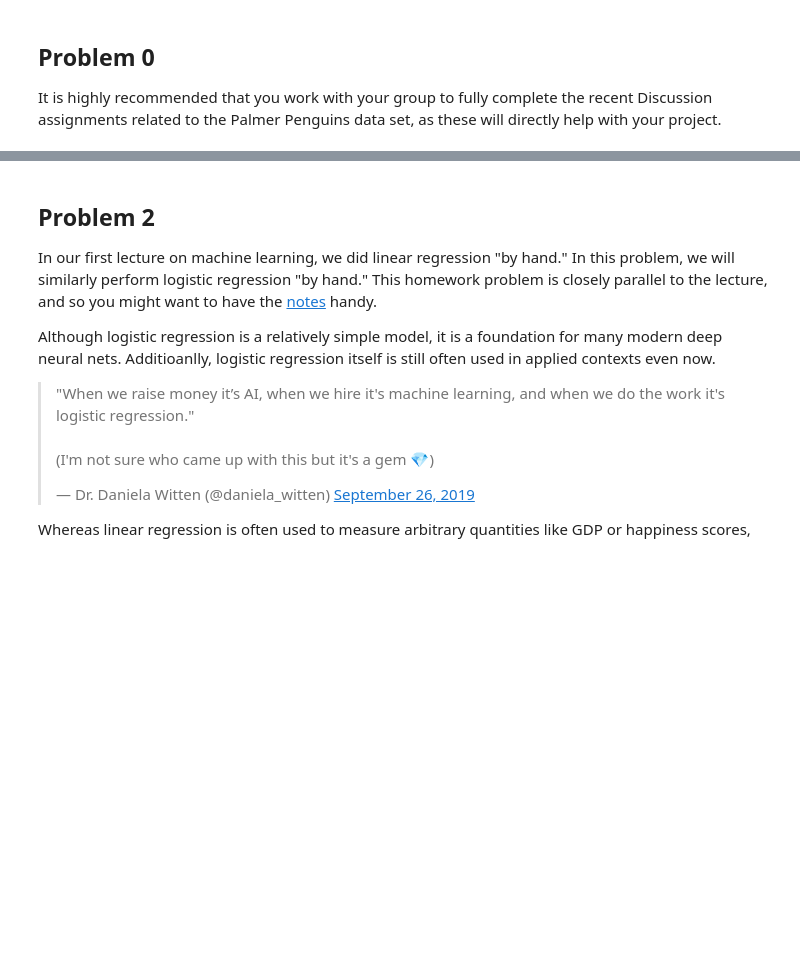
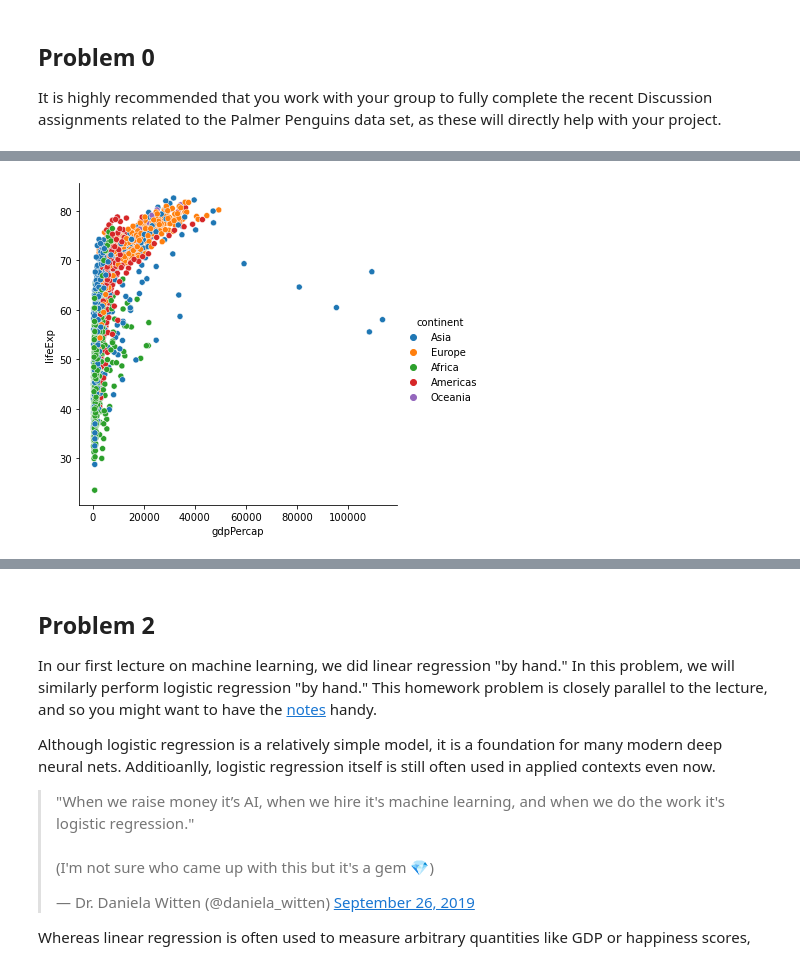
Before and after one commit to PhilChodrow/PIC16A, a Jupyter notebook: homework/HW6.ipynb, the cells around one changed output, grey strips where cells are left out. Cells and saved outputs as stored; diff of their text form; code cells hidden in the pictures; blank space fills up the shorter version.

Commit message:
seaborn exercises

```diff
--- a/homework/HW6.ipynb
+++ b/homework/HW6.ipynb
@@ -37,0 +45,10 @@ Hint: `df.groupby().apply()`. You will need to define an appropriate function pl
+# %%
+from matplotlib import pyplot as plt
+import seaborn as sns
+
+fgrid = sns.relplot(x = "gdpPercap",
+                    y = "lifeExp",
+                    hue = "continent",
+                    data = gapminder)
+# %% [output]
+[figure, added]
```
Also changed, not shown: parts of 15 cells of this notebook.
